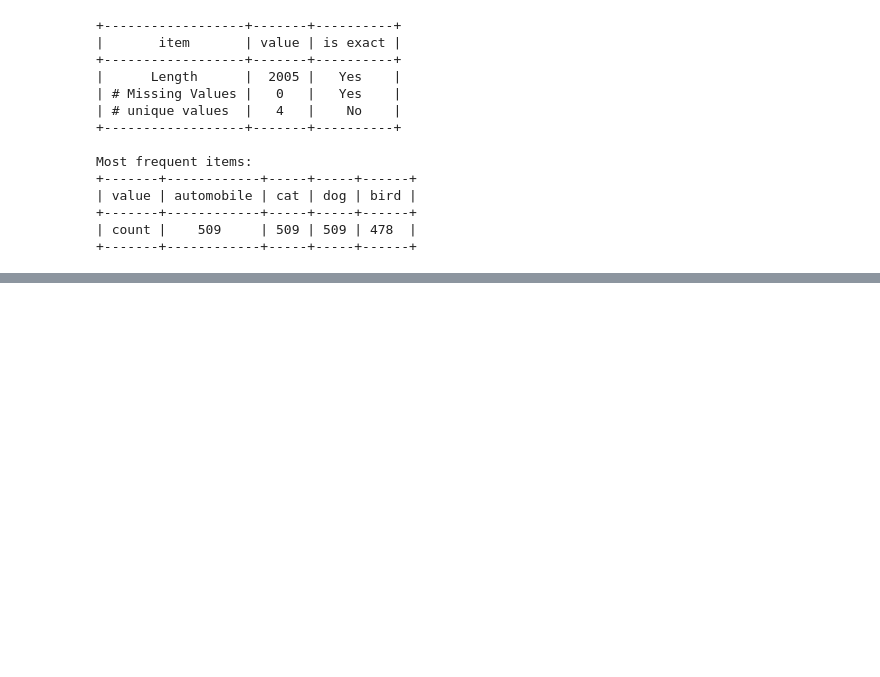
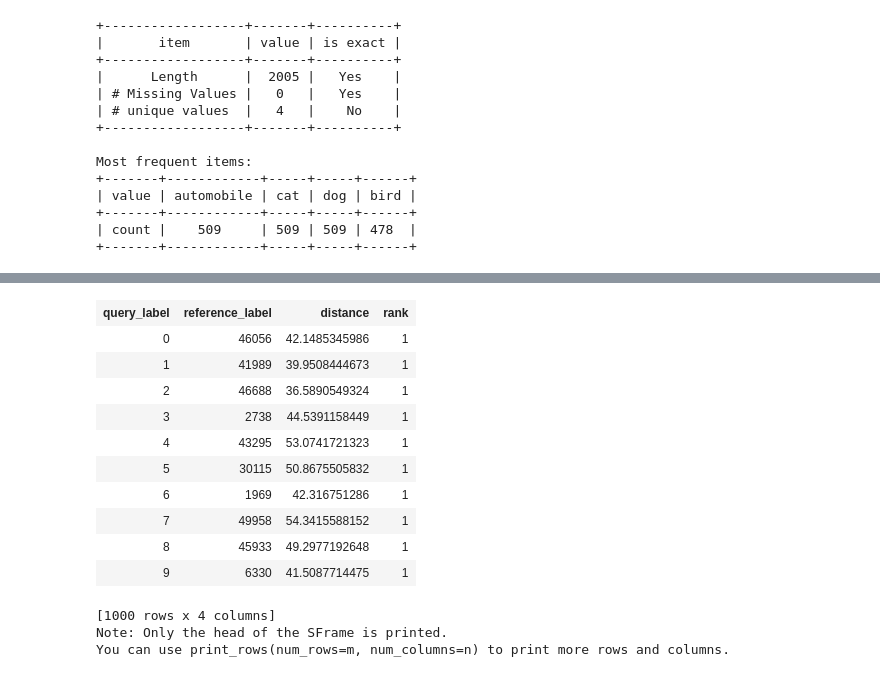
Before and after one commit to mrdhiraj/PythonPractices, a Jupyter notebook: MachineLearning/Week6DeepLearning/Deep Features for Image Classification.ipynb, the cells around one changed output, grey strips where cells are left out. Saved outputs shown, nothing was run; the diff lists cells and outputs as text; code cells hidden in the pictures; blank space fills up the shorter version.

```diff
--- a/MachineLearning/Week6DeepLearning/Deep Features for Image Classification.ipynb
+++ b/MachineLearning/Week6DeepLearning/Deep Features for Image Classification.ipynb
@@ -202,0 +207,5 @@ Most frequent items:
+# %%
+cat_model = graphlab.nearest_neighbors.create(image_train_cat,features=['deep_features'],label='id')
+dog_model = graphlab.nearest_neighbors.create(image_train_dog,features=['deep_features'],label='id')
+bird_model = graphlab.nearest_neighbors.create(image_train_bird,features=['deep_features'],label='id')
+automobile_model = graphlab.nearest_neighbors.create(image_train_automobile,features=['deep_features'],label='id')
@@ -202,0 +340,2 @@ Most frequent items:
+# %%
+automobile_cat_neighbors = cat_model.query(image_test_automobile, k=1)
@@ -202,0 +355,17 @@ Most frequent items:
+# %%
+automobile_cat_neighbors
+# %% [output]
+| query_label | reference_label | distance | rank |
+| 0 | 46056 | 42.1485345986 | 1 |
+| 1 | 41989 | 39.9508444673 | 1 |
+| 2 | 46688 | 36.5890549324 | 1 |
+| 3 | 2738 | 44.5391158449 | 1 |
+| 4 | 43295 | 53.0741721323 | 1 |
+| 5 | 30115 | 50.8675505832 | 1 |
+| 6 | 1969 | 42.316751286 | 1 |
+| 7 | 49958 | 54.3415588152 | 1 |
+| 8 | 45933 | 49.2977192648 | 1 |
+| 9 | 6330 | 41.5087714475 | 1 |
+[1000 rows x 4 columns]
+Note: Only the head of the SFrame is printed.
+You can use print_rows(num_rows=m, num_columns=n) to print more rows and columns.
```
Also changed, not shown: parts of 46 cells of this notebook.
